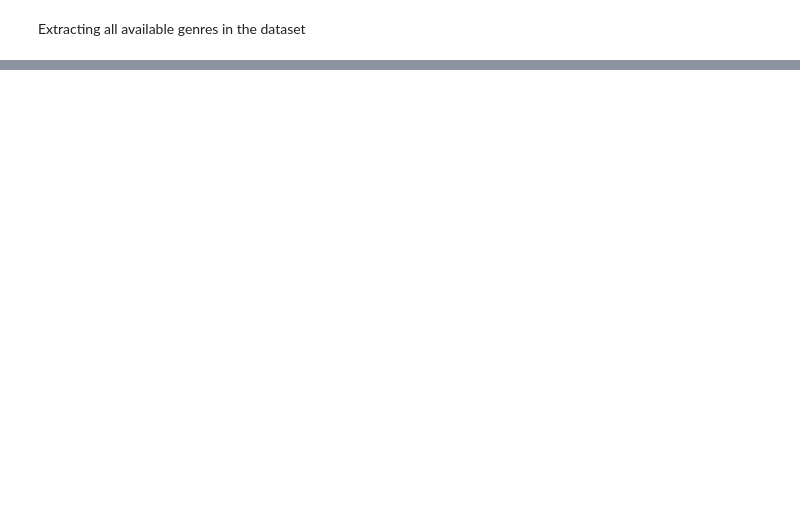
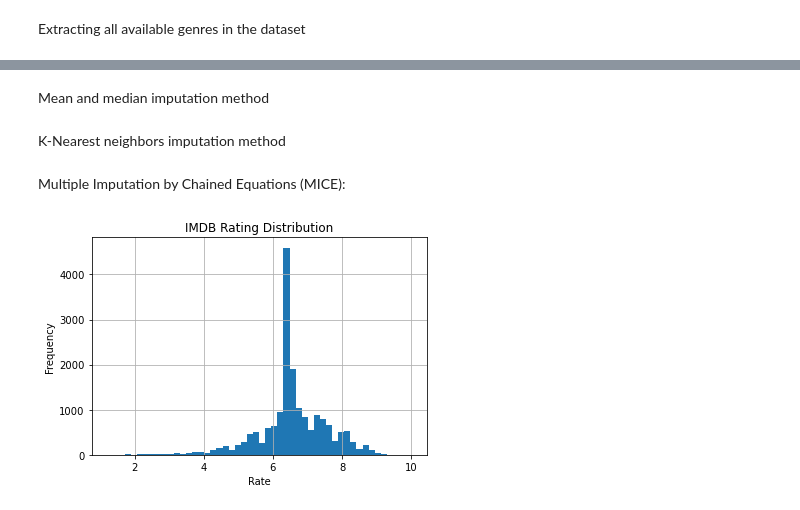
Before and after one commit to sinapordanesh/Machine-Learning-Projects, a Jupyter notebook: Netflix Secrets/data_analyziz.ipynb, the cells around one changed output, grey strips where cells are left out. Cells and saved outputs as stored; diff of their text form; code cells hidden in the pictures; blank space fills up the shorter version.

```diff
--- a/Netflix Secrets/data_analyziz.ipynb
+++ b/Netflix Secrets/data_analyziz.ipynb
@@ -322,0 +474,2 @@ print(unique_single_genres)
+# %%
+training_df.rename(columns={'United States': 'ct_united_states', 'Other': 'ct_other', 'United Kingdom': 'ct_united_kingdom', 'Japan': 'ct_japan', 'France': 'ct_france'}, inplace=True)
@@ -322,0 +480,2 @@ print(unique_single_genres)
+# %%
+training_df['imdb_rating'] = df['imdbRating']
@@ -322,0 +491,2 @@ print(unique_single_genres)
+# %% [markdown]
+Mean and median imputation method
@@ -322,0 +504,2 @@ print(unique_single_genres)
+# %% [markdown]
+K-Nearest neighbors imputation method
@@ -322,0 +522,2 @@ print(unique_single_genres)
+# %% [markdown]
+Multiple Imputation by Chained Equations (MICE):
@@ -323,3 +542,12 @@ print(unique_single_genres)
+# %%
+# Assuming 'runtime' column is already converted to numeric
+training_df['imdb_rating'].dropna().hist(bins=50)
+plt.title('IMDB Rating Distribution')
+plt.xlabel('Rate')
+plt.ylabel('Frequency')
+plt.show()
+# %% [output]
+[figure, added]
 # %%
 training_df.info()
 # %% [output]
```
Also changed, not shown: parts of 48 cells of this notebook, 1 other file.
